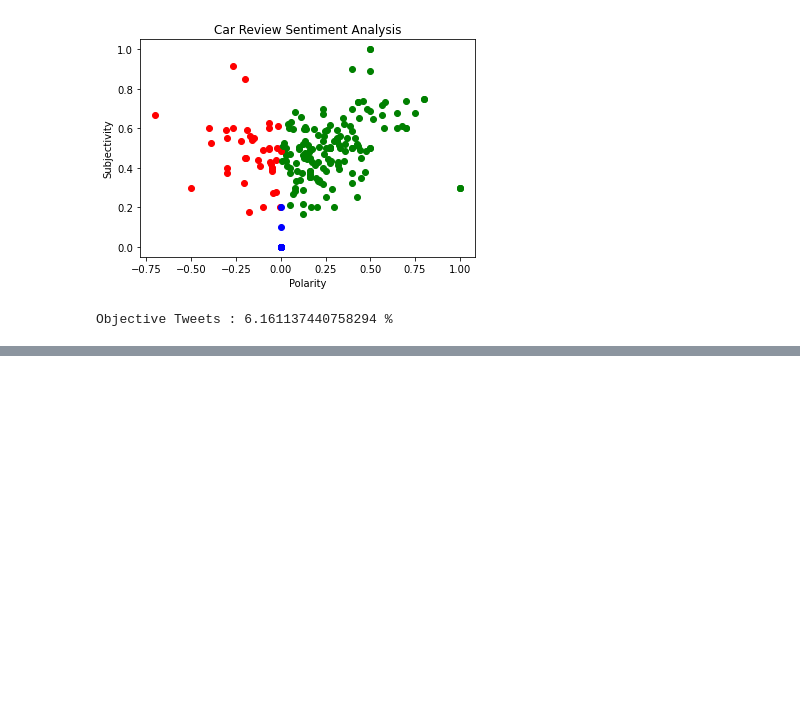
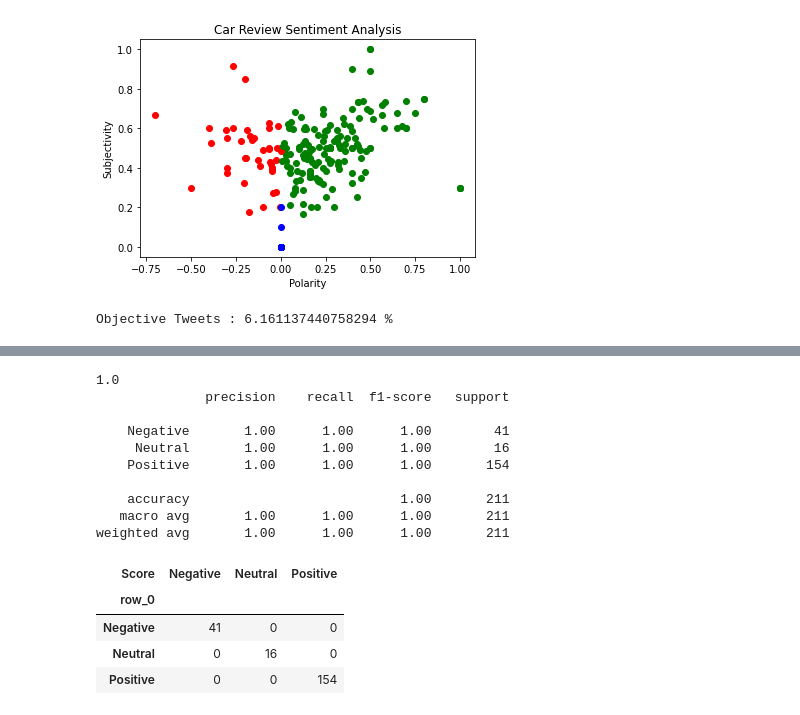
Before and after one commit to anonym26/Sentiment-Analysis-for-Car-Review-by-Using-SVM, a Jupyter notebook: Modelling_Update.ipynb, the cells around one changed output, grey strips where cells are left out. Saved outputs shown, nothing was run; the diff lists cells and outputs as text; code cells hidden in the pictures; blank space fills up the shorter version.

Commit message:
Modelling Update

```diff
--- a/Modelling_Update.ipynb
+++ b/Modelling_Update.ipynb
@@ -452,0 +585,40 @@ plt.show()
+# %%
+# Evaluasi SVM dengan K-Fold Cross Validation
+
+from sklearn.multiclass import OneVsRestClassifier
+from sklearn.feature_extraction.text import CountVectorizer, TfidfVectorizer
+from sklearn.linear_model import SGDClassifier
+from sklearn.metrics import classification_report
+from sklearn.model_selection import cross_val_score, train_test_split
+from sklearn.pipeline import Pipeline
+
+category_svm = Pipeline([('vect', TfidfVectorizer(ngram_range=(1,2))),
+                     ('svm', SGDClassifier(loss='hinge', penalty='l2', alpha=1e-4,
+                                            random_state=123))])
+
+category_svm = category_svm.fit(data_train['Text_Review'], data_train['Score'])
+cross_val_score(estimator=category_svm, X=data_train['Text_Review'], y=data_train['Score'], cv=7).mean()
+
+
+# Melakukan evaluasi terhadap model SVM yang telah dibangun dengan K-Fold Cross Validation
+
+print(category_svm.score(y=data_train['Score'], X=data_train['Text_Review']))
+preds_svm = category_svm.predict(data_train['Text_Review'])
+print(classification_report(y_pred=preds_svm, y_true=data_train['Score']))
+pd.crosstab(preds_svm, data_train['Score'])
+# %% [output]
+1.0
+              precision    recall  f1-score   support
+
+    Negative       1.00      1.00      1.00        41
+     Neutral       1.00      1.00      1.00        16
+    Positive       1.00      1.00      1.00       154
+
+    accuracy                           1.00       211
+   macro avg       1.00      1.00      1.00       211
+weighted avg       1.00      1.00      1.00       211
+| Score | Negative | Neutral | Positive |
+| row_0 |  |  |  |
+| Negative | 41 | 0 | 0 |
+| Neutral | 0 | 16 | 0 |
+| Positive | 0 | 0 | 154 |
```
Also changed, not shown: parts of 7 cells of this notebook.
